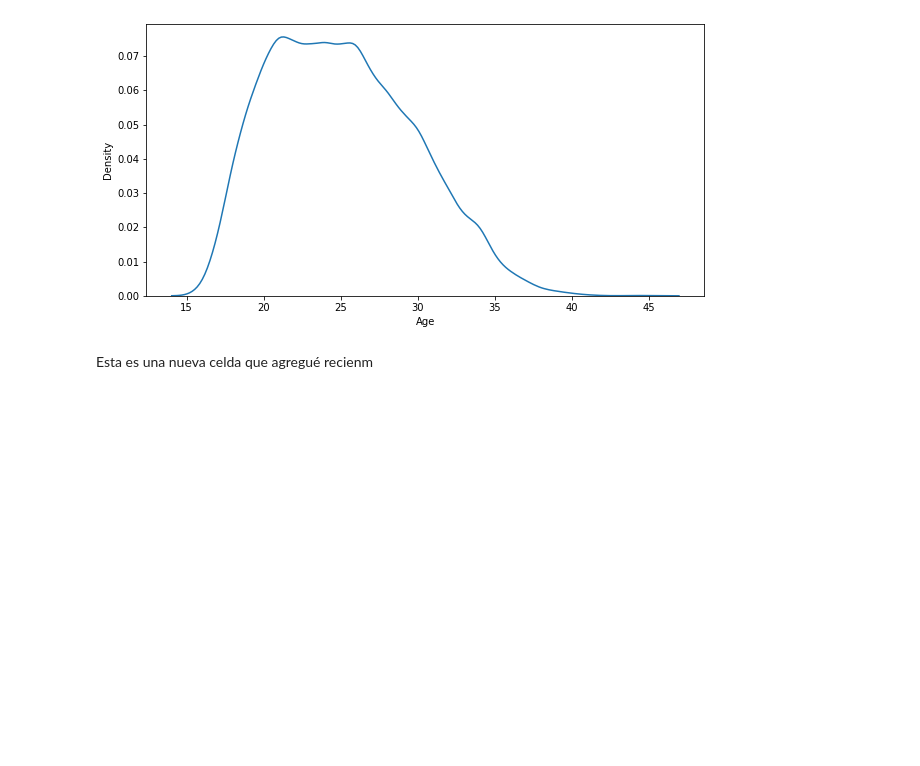
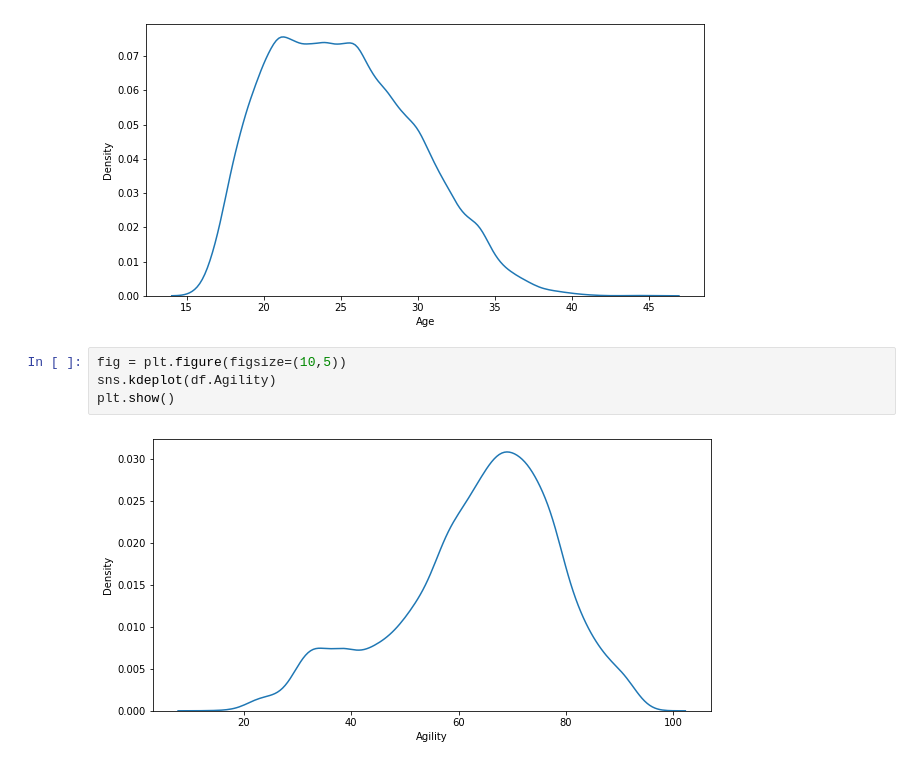
Before and after one commit to nicoambrosis/Aprendizaje-No-Supervisado, a Jupyter notebook: 01-Clustering.ipynb, the cells around one changed output. Cells and saved outputs as stored; diff of their text form; blank space fills up the shorter version.

```diff
--- a/01-Clustering.ipynb
+++ b/01-Clustering.ipynb
@@ -59,5 +59,9 @@ sns.kdeplot(df.Age)
 plt.show()
 # %% [output]
 [figure]
-# %% [markdown]
-Esta es una nueva celda que agregué recienm
+# %%
+fig = plt.figure(figsize=(10,5))
+sns.kdeplot(df.Agility)
+plt.show()
+# %% [output]
+[figure, added]
```
Also changed, not shown: parts of 13 cells of this notebook.
